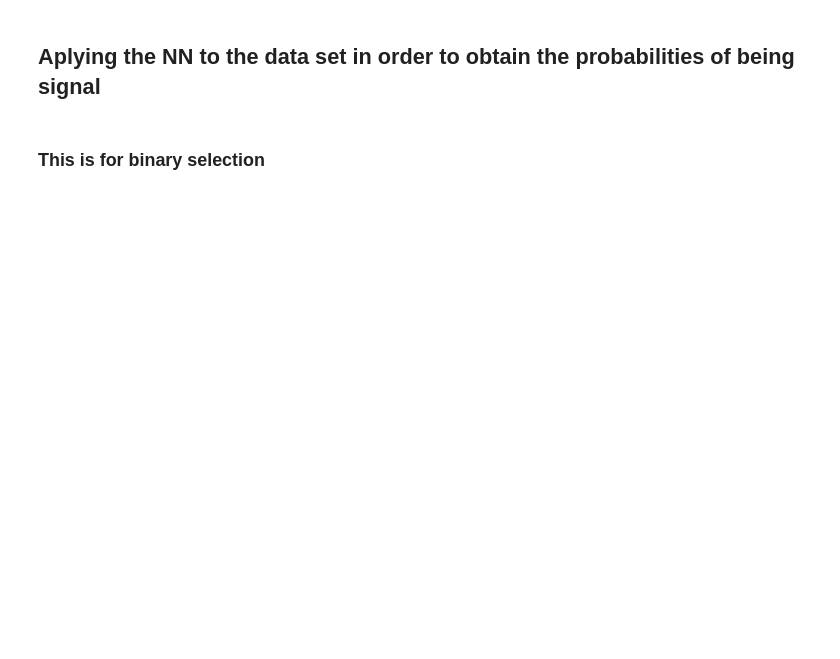
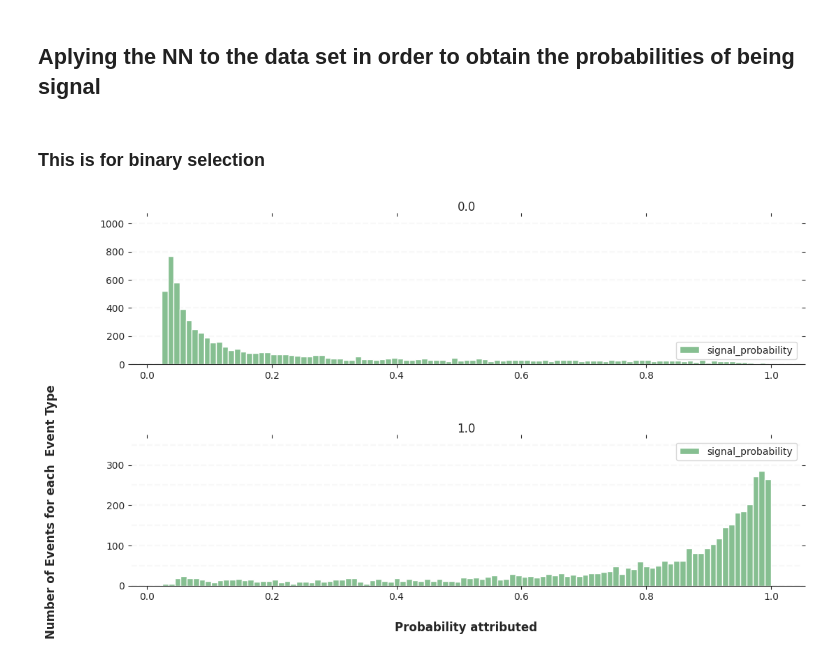
Before and after one commit to jajajandro/LIP_updated-codes, a Jupyter notebook: Template_ML.ipynb, the cells around one changed output. Drawn from its saved outputs; the diff is of its cells as text; code cells hidden in the pictures; blank space fills up the shorter version.

```diff
--- a/Template_ML.ipynb
+++ b/Template_ML.ipynb
@@ -59,6 +59,8 @@ Drive already mounted at /content/drive; to attempt to forcibly remount, call dr
 # %%
 signal_df = pandas.read_csv(project_path+"signal.csv")
 background_df = pandas.read_csv(project_path+"background.csv")
+# %%
+FullSignal = pandas.concat([signal_df, background_df], ignore_index=True)
 # %%
 def plotCorrelation(df):
   corr_matrix = df.corr()
@@ -427,31 +527,33 @@ FullSignal['signal_probability'] = pandas.Series(pred_full_Data[:,0])
 #Printing out histograms with the score predictions for each event type
 feature = ' Event Type'
 
-ax = FullSignal.hist(column='signal_probability', by="target", bins=100, grid=False, figsize=(12,24), layout=(6,1), sharex=True, color='#86bf91', zorder=2, rwidth=1.0, log=True, legend=True, sharey=False)
+ax = FullSignal.hist(column='signal_probability', by="target", bins=100, grid=False, figsize=(12,24), layout=(6,1), sharex=True, color='#86bf91', zorder=2, rwidth=1.0, log=False, legend=True, sharey=False)
 
 
 for i,x in enumerate(ax):
 
     # Despine
     x.spines['right'].set_visible(False)
     x.spines['top'].set_visible(False)
     x.spines['left'].set_visible(False)
 
     # Switch off ticks
     x.tick_params(axis="both", which="both", bottom="off", top="off", labelbottom="on", left="off", right="off", labelleft="on")
 
     # Draw horizontal axis lines
     vals = x.get_yticks()
     for tick in vals:
         x.axhline(y=tick, linestyle='dashed', alpha=0.4, color='#eeeeee', zorder=1)
 
     # Set x-axis label
     x.set_xlabel("Probability attributed", labelpad=20, weight='bold', size=12)
 
     # Set y-axis label
     if i == 1:
         x.set_ylabel("Number of Events for each "+feature, labelpad=50, weight='bold', size=12)
 
 
 
     x.tick_params(axis='x', rotation=0)
+# %% [output]
+[figure, added]
```
Also changed, not shown: parts of 13 cells of this notebook.
